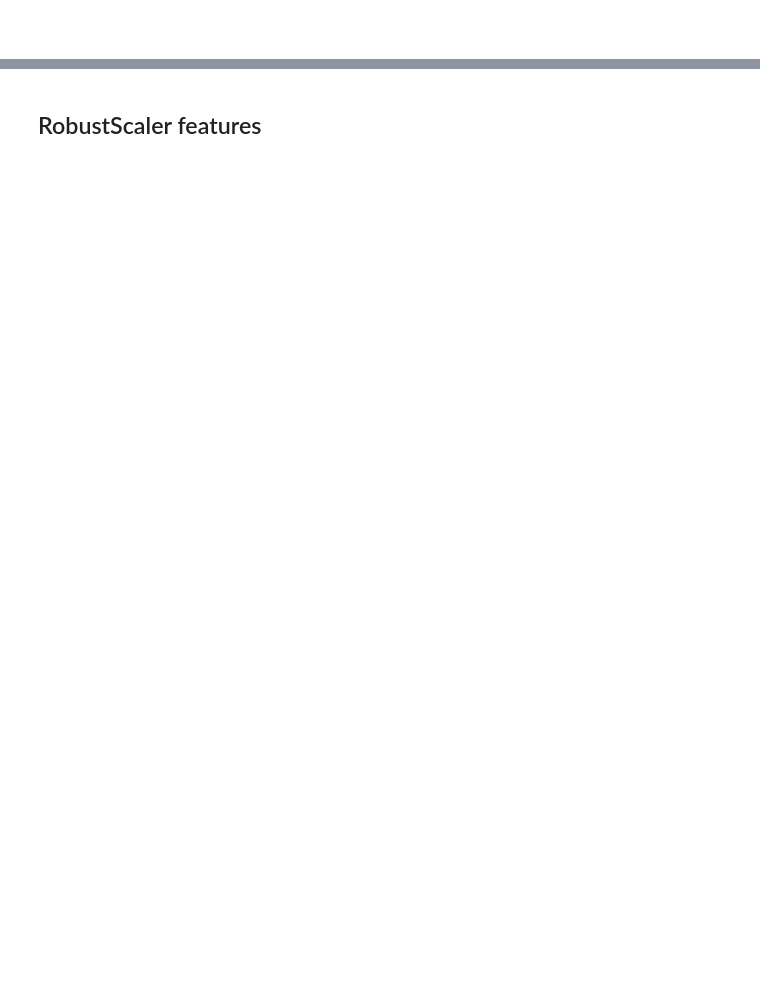
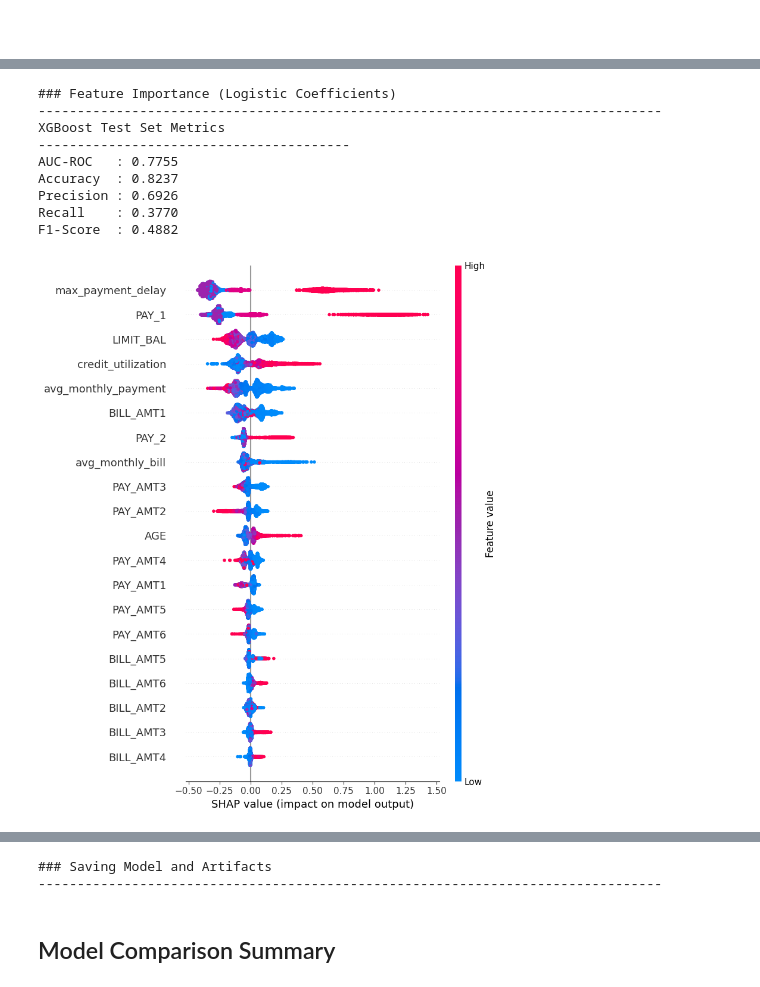
Before and after one commit to guillermoArr/default_credit_prediction, a Jupyter notebook: notebooks/3.1.01-gar-default-classification-models.ipynb, the cells around one changed output, grey strips where cells are left out. Drawn from its saved outputs; the diff is of its cells as text; code cells hidden in the pictures; blank space fills up the shorter version.

```diff
--- a/notebooks/3.1.01-gar-default-classification-models.ipynb
+++ b/notebooks/3.1.01-gar-default-classification-models.ipynb
@@ -105,0 +734,60 @@ y_val_scaled = val_scaled['default_payment_next_month']
+# %%
+print("\n### Feature Importance (Logistic Coefficients)")
+print("-" * 80)
+
+explainer = shap.TreeExplainer(best_xgb_model)
+shap_values = explainer.shap_values(x_test_scaled_selected)
+
+y_test_pred_xgb = best_xgb_model.predict(x_test_scaled_selected)
+y_test_pred_proba_xgb = best_xgb_model.predict_proba(x_test_scaled_selected)[:, 1]
+
+xgb_test_metrics = {
+    'AUC-ROC': roc_auc_score(y_test_scaled, y_test_pred_proba_xgb),
+    'Accuracy': accuracy_score(y_test_scaled, y_test_pred_xgb),
+    'Precision': precision_score(y_test_scaled, y_test_pred_xgb),
+    'Recall': recall_score(y_test_scaled, y_test_pred_xgb),
+    'F1-Score': f1_score(y_test_scaled, y_test_pred_xgb)
+}
+
+print("XGBoost Test Set Metrics")
+print("-" * 40)
+for metric, value in xgb_test_metrics.items():
+    print(f"{metric:10s}: {value:.4f}")
+
+
+shap.summary_plot(shap_values, x_test_scaled_selected, feature_names=x_test_scaled_selected.columns)
+shap.summary_plot(shap_values, x_test_scaled_selected, feature_names=x_test_scaled_selected.columns, plot_type='bar')
+
+# ========== SAVE MODEL & ARTIFACTS ==========
+print("\n### Saving Model and Artifacts")
+print("-" * 80)
+
+# Save model
+joblib.dump(best_xgb_model, os.path.join(MODELS_DIR, 'xgb_model.pkl'))
+
+# Save results summary
+results_summary = {
+    'timestamp': datetime.now().isoformat(),
+    'model_type': 'XGBoostClassifier',
+    'hyperparameters': xgb_best_params,
+    'selected_features': selected_features,
+    'n_features_selected': len(selected_features),
+    'n_features_original': x_train_scaled.shape[1],
+    'val_metrics': val_metrics,
+    'test_metrics': test_metrics,
+    'feature_importance': coefficients.to_dict()
+}
+
+with open(os.path.join(MODELS_DIR, 'XGB_results_summary.pkl'), 'wb') as f:
+    pickle.dump(results_summary, f)
+# %% [output]
+### Feature Importance (Logistic Coefficients)
+--------------------------------------------------------------------------------
+XGBoost Test Set Metrics
+----------------------------------------
+AUC-ROC   : 0.7755
+Accuracy  : 0.8237
+Precision : 0.6926
+Recall    : 0.3770
+F1-Score  : 0.4882
+[figure, added]
@@ -106,2 +795,4 @@ y_val_scaled = val_scaled['default_payment_next_month']
+### Saving Model and Artifacts
+--------------------------------------------------------------------------------
 # %% [markdown]
-## RobustScaler features
+## Model Comparison Summary
```
Also changed, not shown: parts of 24 cells of this notebook, 21 other files.
